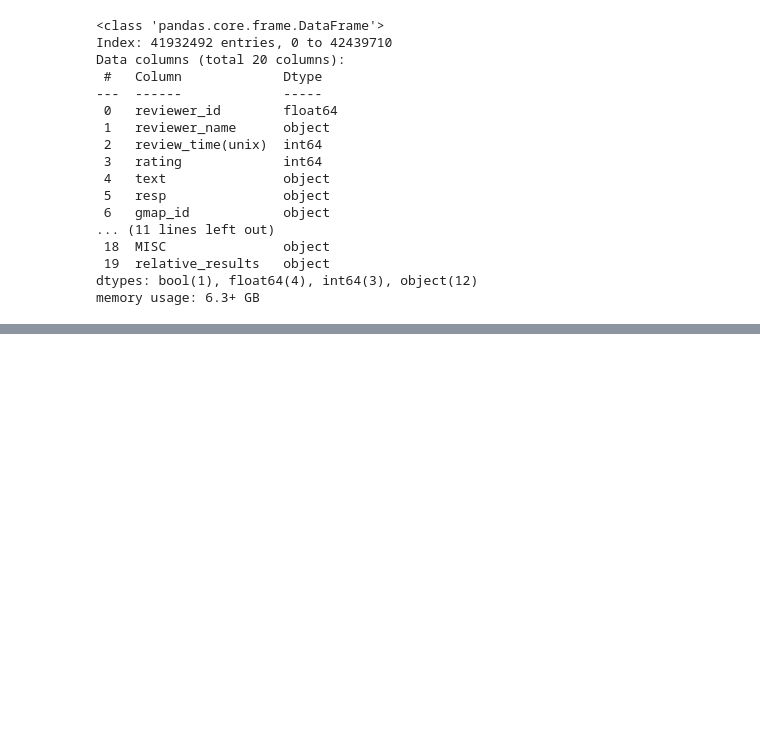
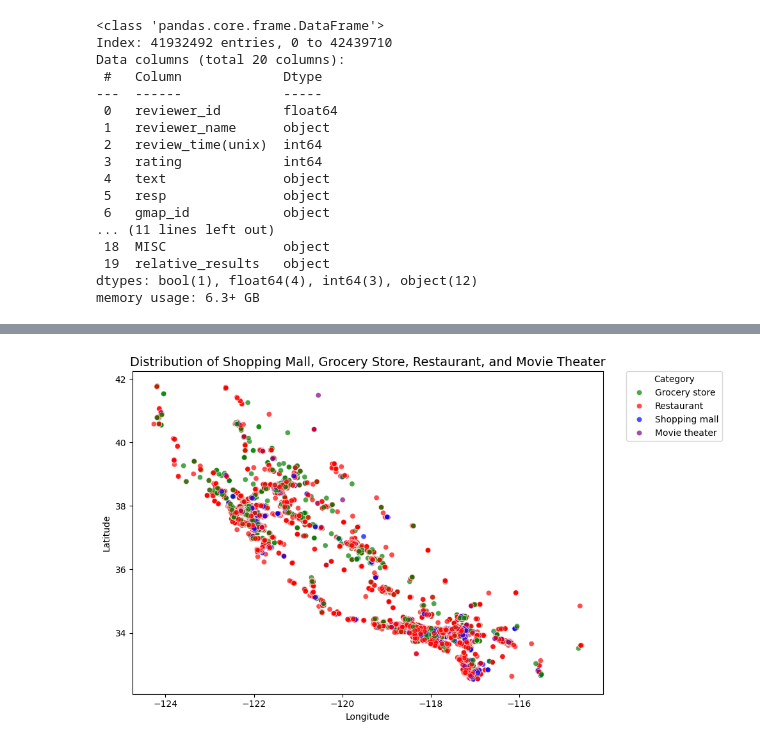
Before and after one commit to KevinBian107/RSDB, a Jupyter notebook: eda_rebecca.ipynb, the cells around one changed output, grey strips where cells are left out. Drawn from its saved outputs; the diff is of its cells as text; code cells hidden in the pictures; blank space fills up the shorter version.

```diff
--- a/eda_rebecca.ipynb
+++ b/eda_rebecca.ipynb
@@ -162,0 +503,59 @@ test
+# %%
+# Sample 50000 entries from the dataframe
+sample_size = 50000
+df_sample = df.sample(n=sample_size, random_state=42)
+
+# Define latitude and longitude bounds
+lat_min, lat_max = 32.5, 42
+long_min, long_max = -124.4, -114.13
+
+# Filter out rows where latitude and longitude are outside the bounds
+df_sample_filtered = df_sample[
+    (df_sample['latitude'] >= lat_min) & (df_sample['latitude'] <= lat_max) &
+    (df_sample['longitude'] >= long_min) & (df_sample['longitude'] <= long_max)
+]
+
+# Filter the dataframe for the selected categories
+categories_of_interest = ['Shopping mall', 'Grocery store', 'Restaurant', 'Movie theater']
+df_sample_filtered = df_sample_filtered[df_sample_filtered['category'].apply(lambda x: any(cat in categories_of_interest for cat in x))]
+
+# Explode the categories column to work with individual categories
+df_sample_filtered_exploded = df_sample_filtered.explode('category')
+
+# Keep only the rows where the category is in the list of interest
+df_sample_filtered_exploded = df_sample_filtered_exploded[df_sample_filtered_exploded['category'].isin(categories_of_interest)]
+
+# Create a color palette for the categories
+category_colors = {
+    'Shopping mall': 'blue',
+    'Grocery store': 'green',
+    'Restaurant': 'red',
+    'Movie theater': 'purple'
+}
+
+# Create the plot
+plt.figure(figsize=(10, 6))
+
+# Scatterplot for selected categories
+sns.scatterplot(
+    data=df_sample_filtered_exploded,
+    x="longitude",
+    y="latitude",
+    hue="category",
+    palette=category_colors,
+    alpha=0.7
+)
+
+# Set the title and labels
+plt.title('Distribution of Shopping Mall, Grocery Store, Restaurant, and Movie Theater', fontsize=14)
+plt.xlabel('Longitude')
+plt.ylabel('Latitude')
+
+# Move the legend outside the plot
+plt.legend(title="Category", loc='upper left', bbox_to_anchor=(1.05, 1), borderaxespad=0.)
+
+# Display the plot
+plt.tight_layout()
+plt.show()
+# %% [output]
+[figure, added]
```
Also changed, not shown: parts of 23 cells of this notebook.
